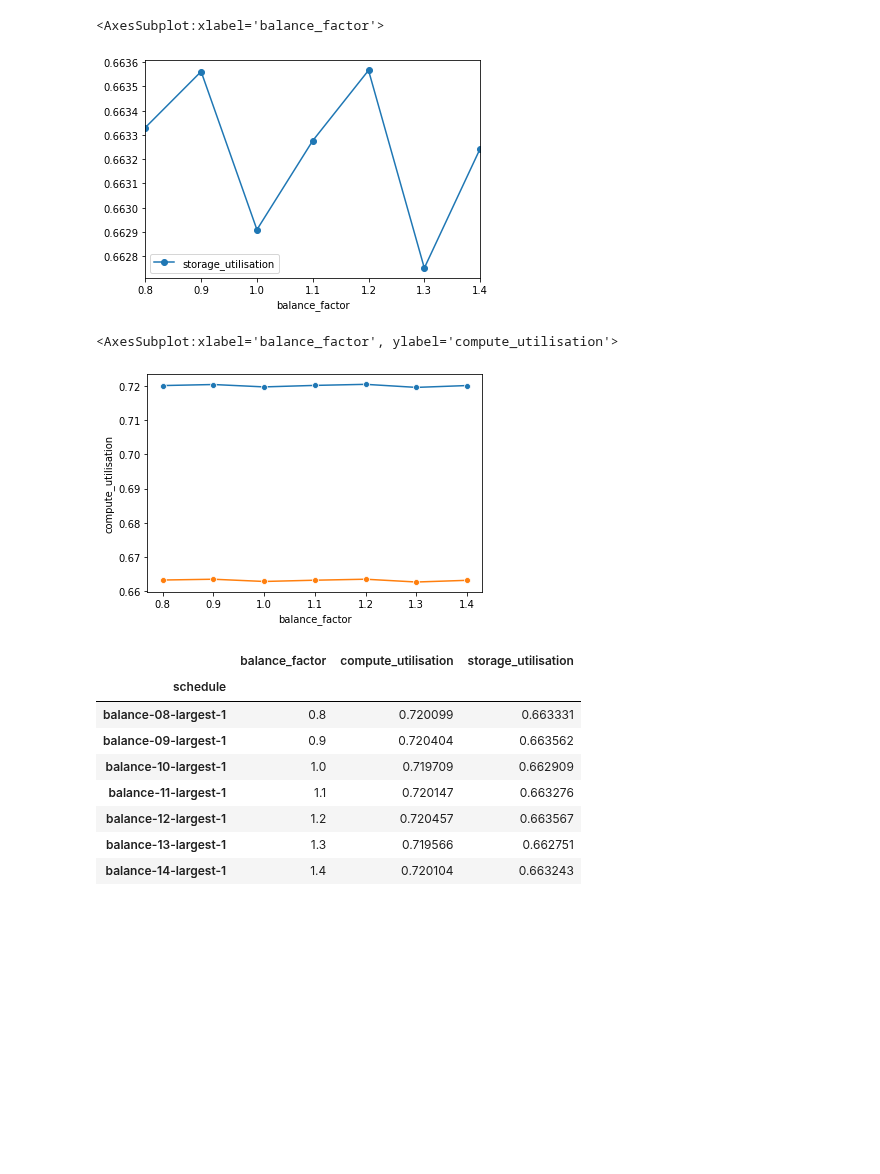
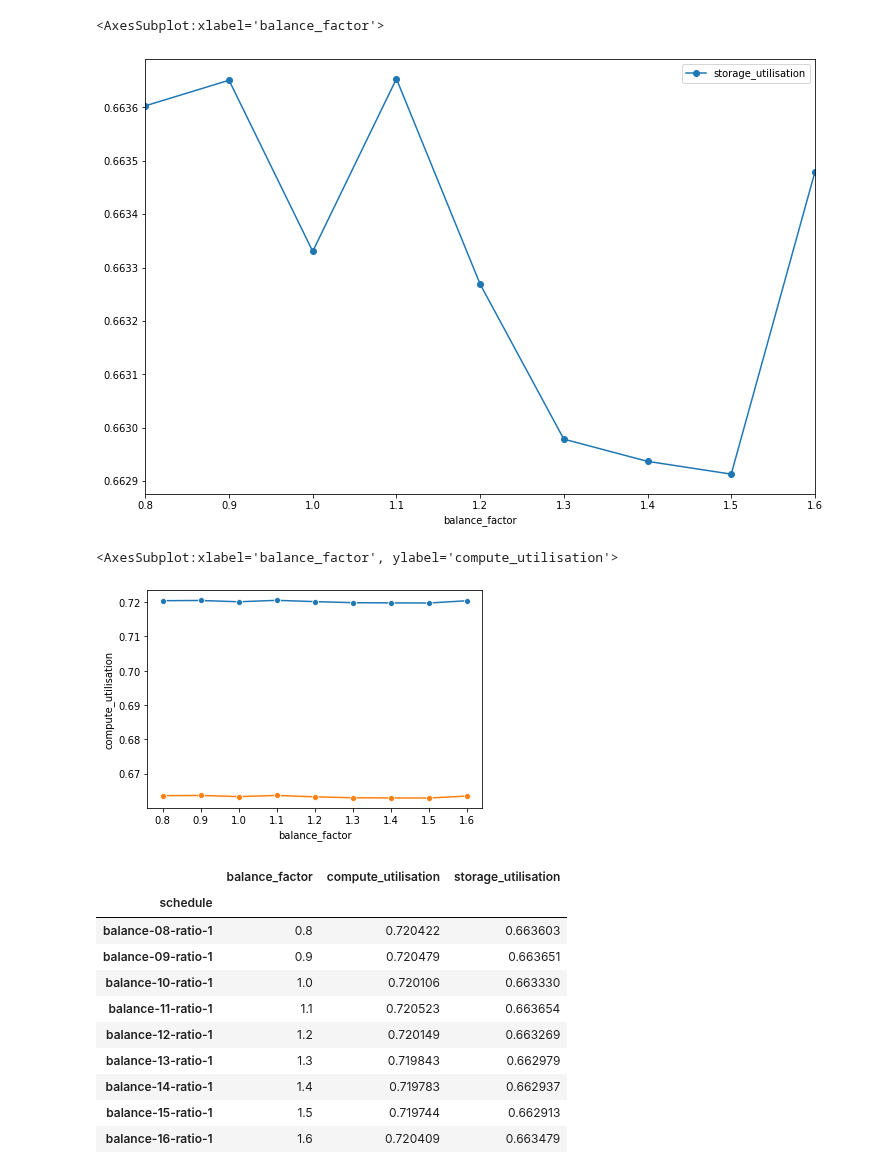
Before and after one commit to jankopanski/Burst-Buffer-Scheduling, a Jupyter notebook: analysis/BalanceComparison-ratio.ipynb, the cells around one changed output. Saved outputs shown, nothing was run; the diff lists cells and outputs as text; code cells hidden in the pictures; blank space fills up the shorter version.

```diff
--- a/analysis/BalanceComparison-ratio.ipynb
+++ b/analysis/BalanceComparison-ratio.ipynb
@@ -14,8 +14,7 @@ from evalys.jobset import JobSet
 # %%
 input_location = 'KTH-io-aware'
 files_prefix = ''
-# schedule_names = ['balance-08-ratio-1', 'balance-09-ratio-1', 'balance-10-ratio-1', 'balance-11-ratio-1', 'balance-12-ratio-1', 'balance-14-ratio-1', 'balance-16-ratio-1', 'balance-18-ratio-1']
-schedule_names = ['balance-08-largest-1', 'balance-09-largest-1', 'balance-10-largest-1', 'balance-11-largest-1', 'balance-12-largest-1', 'balance-13-largest-1', 'balance-14-largest-1']
+schedule_names = ['balance-08-ratio-1', 'balance-09-ratio-1', 'balance-10-ratio-1', 'balance-11-ratio-1', 'balance-12-ratio-1', 'balance-13-ratio-1', 'balance-14-ratio-1', 'balance-15-ratio-1', 'balance-16-ratio-1']
 # %%
 schedule_files = []
 jobs_files = []
@@ -184,26 +189,28 @@ metrics.plot(x='balance_factor', y='compute_utilisation', marker='o')
 # %%
-metrics.plot(x='balance_factor', y='storage_utilisation', marker='o')
+metrics.plot(x='balance_factor', y='storage_utilisation', marker='o', figsize=(12, 8))
 # %% [output]
 <AxesSubplot:xlabel='balance_factor'>
-[figure, old version]
+[figure, new version]
 # %%
 sns.lineplot(data=metrics[['balance_factor', 'compute_utilisation']], x='balance_factor', y='compute_utilisation', marker='o')
 sns.lineplot(data=metrics[['balance_factor', 'storage_utilisation']], x='balance_factor', y='storage_utilisation', marker='o')
 # %% [output]
 <AxesSubplot:xlabel='balance_factor', ylabel='compute_utilisation'>
-[figure, old version]
+[figure, new version]
 # %%
 metrics[['balance_factor', 'compute_utilisation', 'storage_utilisation']]
 # %% [output]
 |  | balance_factor | compute_utilisation | storage_utilisation |
 | schedule |  |  |  |
-| balance-08-largest-1 | 0.8 | 0.720099 | 0.663331 |
-| balance-09-largest-1 | 0.9 | 0.720404 | 0.663562 |
-| balance-10-largest-1 | 1.0 | 0.719709 | 0.662909 |
-| balance-11-largest-1 | 1.1 | 0.720147 | 0.663276 |
-| balance-12-largest-1 | 1.2 | 0.720457 | 0.663567 |
-| balance-13-largest-1 | 1.3 | 0.719566 | 0.662751 |
-| balance-14-largest-1 | 1.4 | 0.720104 | 0.663243 |
+| balance-08-ratio-1 | 0.8 | 0.720422 | 0.663603 |
+| balance-09-ratio-1 | 0.9 | 0.720479 | 0.663651 |
+| balance-10-ratio-1 | 1.0 | 0.720106 | 0.663330 |
+| balance-11-ratio-1 | 1.1 | 0.720523 | 0.663654 |
+| balance-12-ratio-1 | 1.2 | 0.720149 | 0.663269 |
+| balance-13-ratio-1 | 1.3 | 0.719843 | 0.662979 |
+| balance-14-ratio-1 | 1.4 | 0.719783 | 0.662937 |
+| balance-15-ratio-1 | 1.5 | 0.719744 | 0.662913 |
+| balance-16-ratio-1 | 1.6 | 0.720409 | 0.663479 |
 # %%
 df = create_balance_metric_df()
 # %%
```
Also changed, not shown: parts of 11 cells of this notebook, 2 other files.
